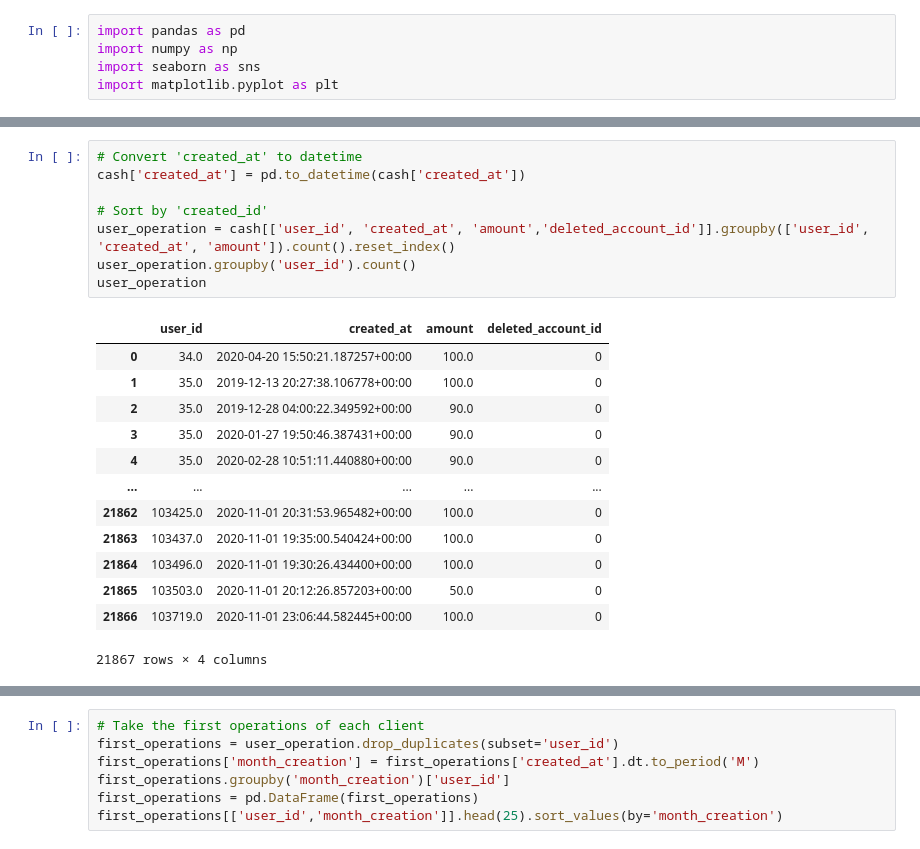
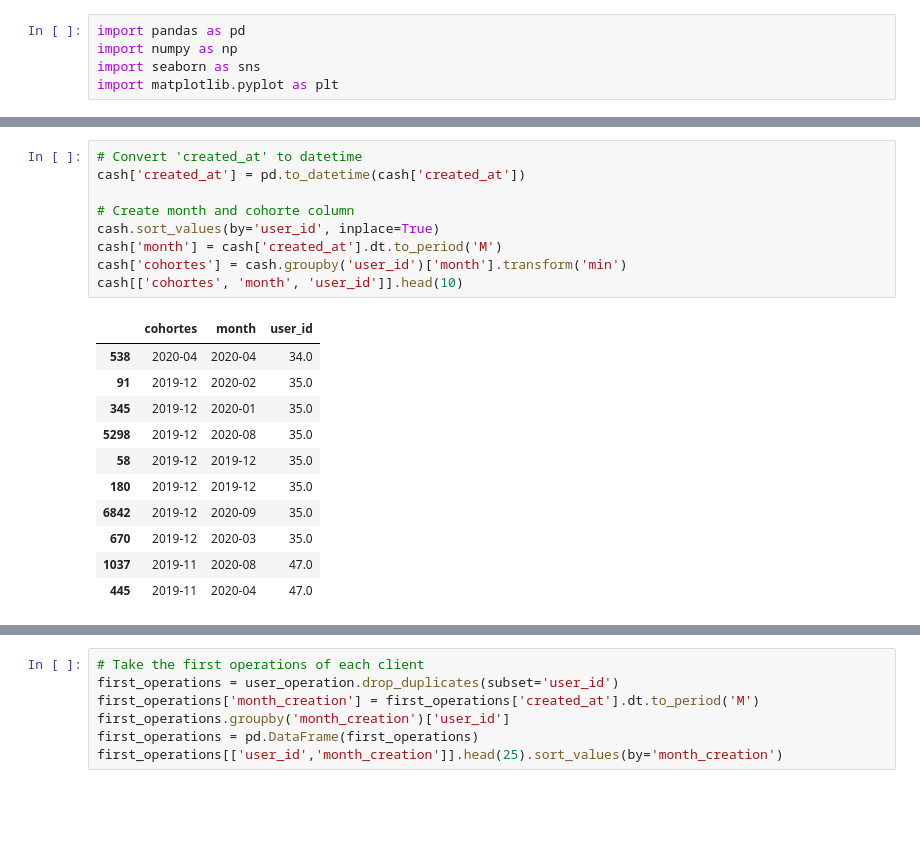
Before and after one commit to ivanseldas/microcredit-churn-classifier, a Jupyter notebook: new_main.ipynb, the cells around one changed output, grey strips where cells are left out. Saved outputs shown, nothing was run; the diff lists cells and outputs as text; blank space fills up the shorter version.

```diff
--- a/new_main.ipynb
+++ b/new_main.ipynb
@@ -22,22 +22,21 @@ cash.head(10)
 # %%
 # Convert 'created_at' to datetime
 cash['created_at'] = pd.to_datetime(cash['created_at'])
 
-# Sort by 'created_id'
-user_operation = cash[['user_id', 'created_at', 'amount','deleted_account_id']].groupby(['user_id', 'created_at', 'amount']).count().reset_index()
-user_operation.groupby('user_id').count()
-user_operation
+# Create month and cohorte column
+cash.sort_values(by='user_id', inplace=True)
+cash['month'] = cash['created_at'].dt.to_period('M')
+cash['cohortes'] = cash.groupby('user_id')['month'].transform('min')
+cash[['cohortes', 'month', 'user_id']].head(10)
 # %% [output]
-|  | user_id | created_at | amount | deleted_account_id |
-| 0 | 34.0 | 2020-04-20 15:50:21.187257+00:00 | 100.0 | 0 |
-| 1 | 35.0 | 2019-12-13 20:27:38.106778+00:00 | 100.0 | 0 |
-| 2 | 35.0 | 2019-12-28 04:00:22.349592+00:00 | 90.0 | 0 |
-| 3 | 35.0 | 2020-01-27 19:50:46.387431+00:00 | 90.0 | 0 |
-| 4 | 35.0 | 2020-02-28 10:51:11.440880+00:00 | 90.0 | 0 |
-| ... | ... | ... | ... | ... |
-| 21862 | 103425.0 | 2020-11-01 20:31:53.965482+00:00 | 100.0 | 0 |
-| 21863 | 103437.0 | 2020-11-01 19:35:00.540424+00:00 | 100.0 | 0 |
-| 21864 | 103496.0 | 2020-11-01 19:30:26.434400+00:00 | 100.0 | 0 |
-| 21865 | 103503.0 | 2020-11-01 20:12:26.857203+00:00 | 50.0 | 0 |
-| 21866 | 103719.0 | 2020-11-01 23:06:44.582445+00:00 | 100.0 | 0 |
+|  | cohortes | month | user_id |
+| 538 | 2020-04 | 2020-04 | 34.0 |
+| 91 | 2019-12 | 2020-02 | 35.0 |
+| 345 | 2019-12 | 2020-01 | 35.0 |
+| 5298 | 2019-12 | 2020-08 | 35.0 |
+| 58 | 2019-12 | 2019-12 | 35.0 |
+| 180 | 2019-12 | 2019-12 | 35.0 |
+| 6842 | 2019-12 | 2020-09 | 35.0 |
+| 670 | 2019-12 | 2020-03 | 35.0 |
+| 1037 | 2019-11 | 2020-08 | 47.0 |
+| 445 | 2019-11 | 2020-04 | 47.0 |
-21867 rows × 4 columns
```
Also changed, not shown: parts of 11 cells of this notebook.
